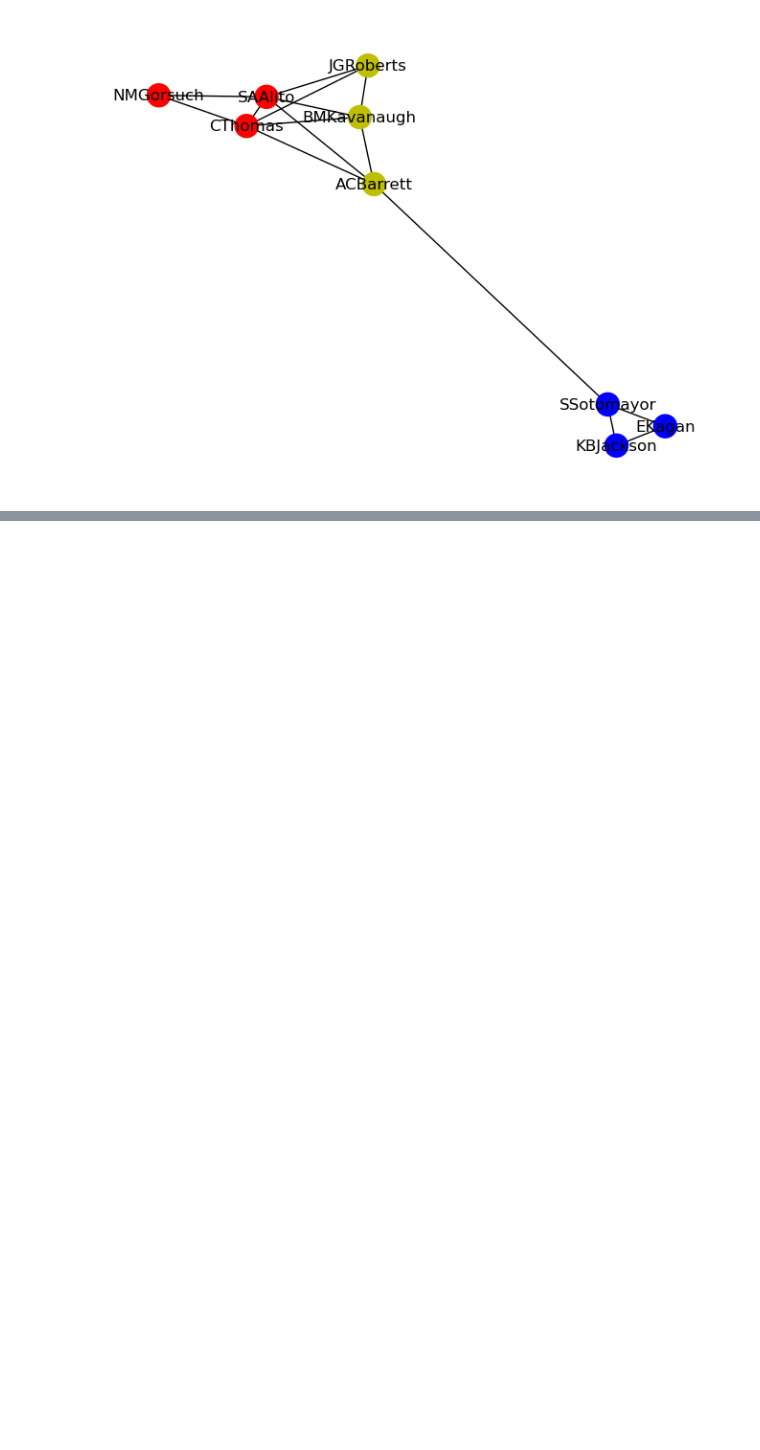
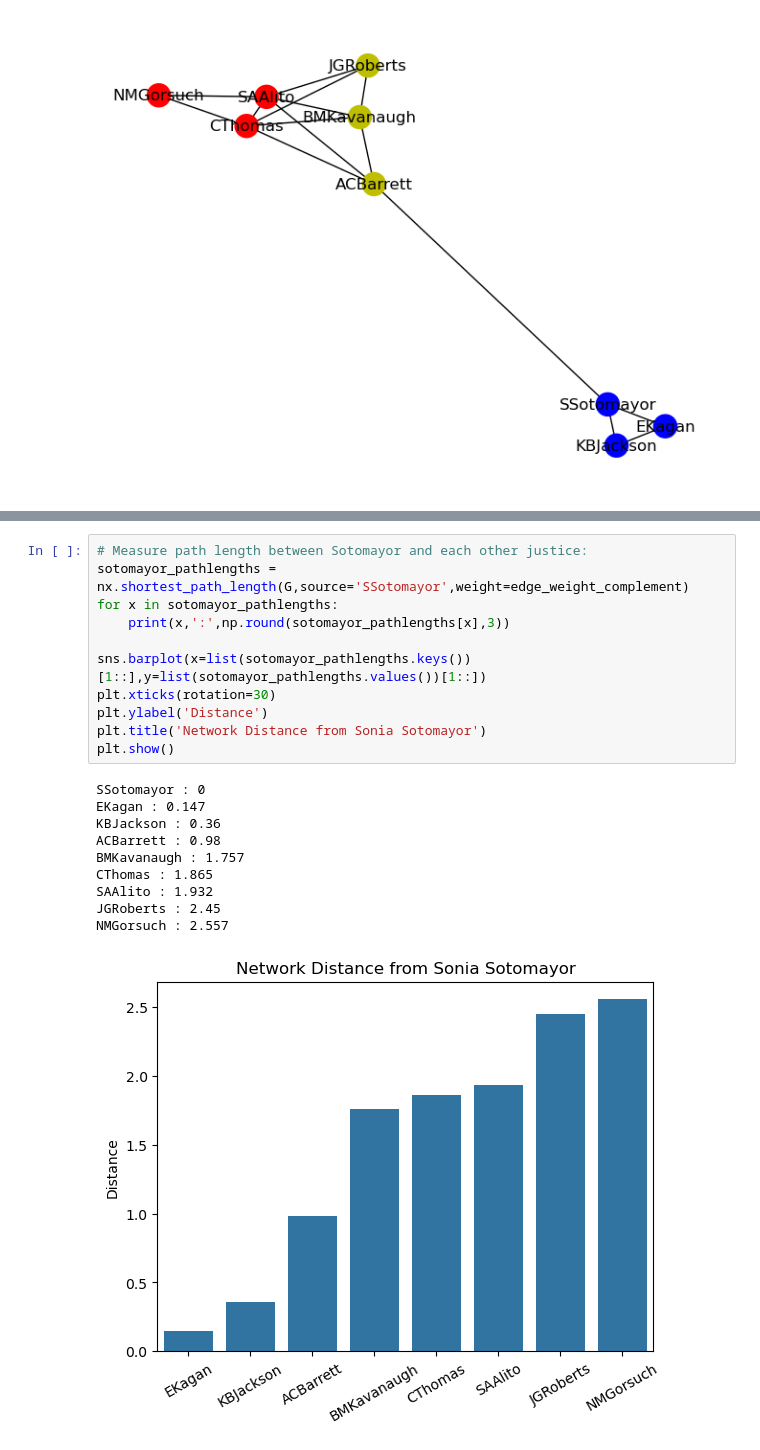
Before and after one commit to ghpetty/sc_datavis, a Jupyter notebook: SupremeCourtNetwork.ipynb, the cells around one changed output, grey strips where cells are left out. Drawn from its saved outputs; the diff is of its cells as text; blank space fills up the shorter version.

```diff
--- a/SupremeCourtNetwork.ipynb
+++ b/SupremeCourtNetwork.ipynb
@@ -168,0 +191,22 @@ plt.show()
+# %%
+# Measure path length between Sotomayor and each other justice:
+sotomayor_pathlengths = nx.shortest_path_length(G,source='SSotomayor',weight=edge_weight_complement)
+for x in sotomayor_pathlengths:
+    print(x,':',np.round(sotomayor_pathlengths[x],3))
+
+sns.barplot(x=list(sotomayor_pathlengths.keys())[1::],y=list(sotomayor_pathlengths.values())[1::])
+plt.xticks(rotation=30)
+plt.ylabel('Distance')
+plt.title('Network Distance from Sonia Sotomayor')
+plt.show()
+# %% [output]
+SSotomayor : 0
+EKagan : 0.147
+KBJackson : 0.36
+ACBarrett : 0.98
+BMKavanaugh : 1.757
+CThomas : 1.865
+SAAlito : 1.932
+JGRoberts : 2.45
+NMGorsuch : 2.557
+[figure, added]
```
Also changed, not shown: parts of 7 cells of this notebook.
